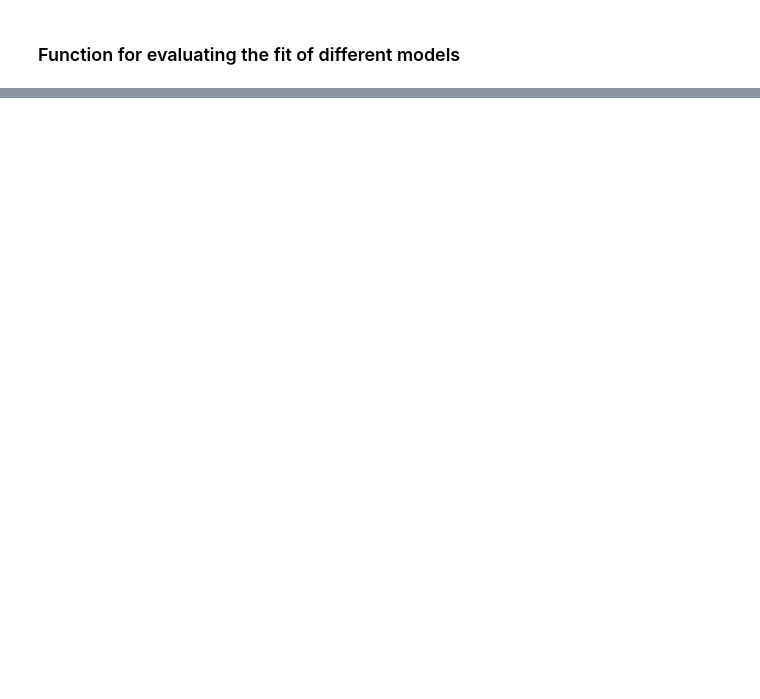
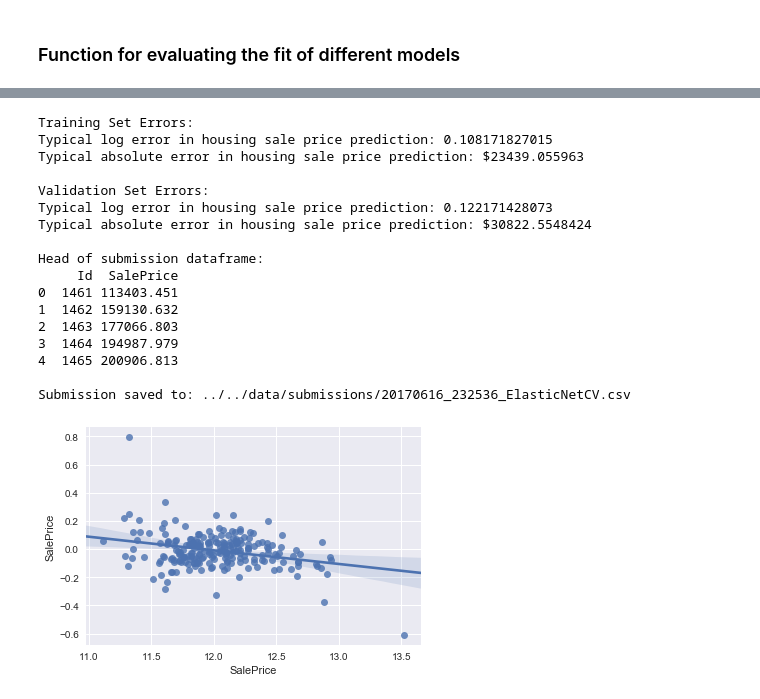
Before and after one commit to DynamitDataScience/kaggle-housing-prices, a Jupyter notebook: source/jupyter/Playing with models.ipynb, the cells around one changed output, grey strips where cells are left out. Saved outputs shown, nothing was run; the diff lists cells and outputs as text; code cells hidden in the pictures; blank space fills up the shorter version.

```diff
--- a/source/jupyter/Playing with models.ipynb
+++ b/source/jupyter/Playing with models.ipynb
@@ -381,0 +391,21 @@ Typical absolute error in housing sale price prediction: $34308.9466864
+# %%
+tryModel(model, X_train, y_train, X_test, y_test)
+# %% [output]
+Training Set Errors:
+Typical log error in housing sale price prediction: 0.108171827015
+Typical absolute error in housing sale price prediction: $23439.055963
+
+Validation Set Errors:
+Typical log error in housing sale price prediction: 0.122171428073
+Typical absolute error in housing sale price prediction: $30822.5548424
+
+Head of submission dataframe:
+     Id  SalePrice
+0  1461 113403.451
+1  1462 159130.632
+2  1463 177066.803
+3  1464 194987.979
+4  1465 200906.813
+
+Submission saved to: ../../data/submissions/20170616_232536_ElasticNetCV.csv
+[figure, added]
```
Also changed, not shown: parts of 32 cells of this notebook, 4 other files.
